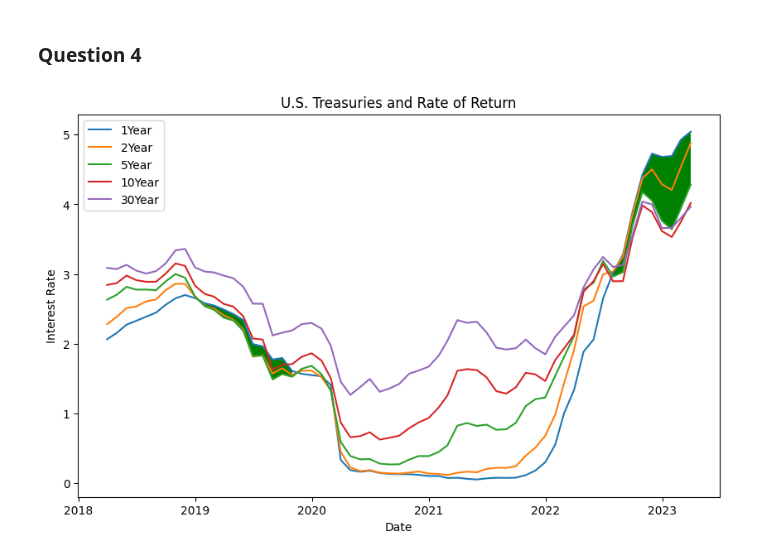
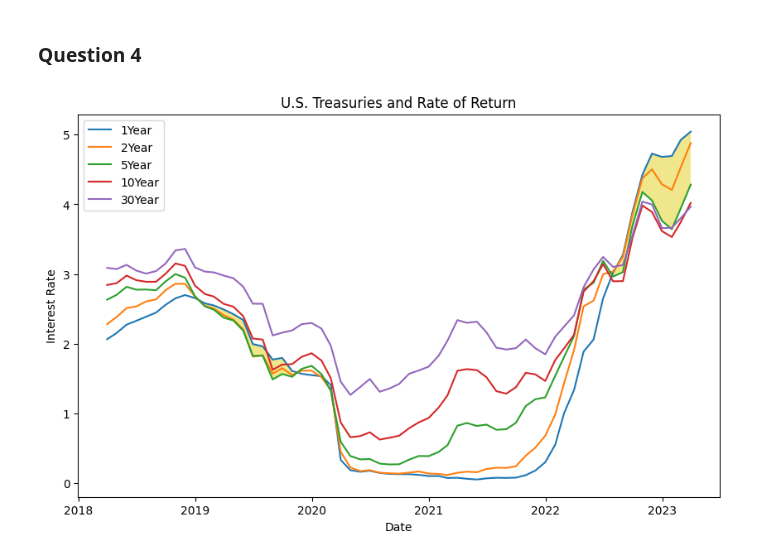
Before and after one commit to Tetteh96/ECON-611-Projects, a Jupyter notebook: Ch4/exercise2 Ch4.ipynb, the cells around one changed output. Saved outputs shown, nothing was run; the diff lists cells and outputs as text; code cells hidden in the pictures.

```diff
--- a/Ch4/exercise2 Ch4.ipynb
+++ b/Ch4/exercise2 Ch4.ipynb
@@ -454,31 +458,31 @@ for i, (index, row) in enumerate(US_treasury.iterrows()):
 # %%
 
 # Plot the variables
 fig, ax = plt.subplots(figsize=(10, 6), sharex=True)
 
 # Plot each column as a line
 for column in US_treasury.columns:
     ax.plot(US_treasury.index, US_treasury[column], label=column)
 
 # Add legend and axis labels
 ax.legend(loc='upper left')
 ax.set_xlabel('Date')
 ax.set_ylabel('Interest Rate')
 ax.set_title('U.S. Treasuries and Rate of Return')
 
 
 # Shade the regions where 5 Year rate is less than 1 year rate
 mask = US_treasury['5Year'] < US_treasury['1Year']
 
 # Fill the area between the 1-year and 5-year rates with green where the mask is True
-ax.fill_between(US_treasury.index, US_treasury['1Year'], US_treasury['5Year'], where=mask, facecolor='green')
+ax.fill_between(US_treasury.index, US_treasury['1Year'], US_treasury['5Year'], where=mask, facecolor='khaki')
 
 # Show the plot
 plt.show()
 
 pp.savefig(fig)
 plt.close()
 
 pp.close()
 # %% [output]
-[figure, old version]
+[figure, new version]
```
Also changed, not shown: parts of 9 cells of this notebook, 1 other file.
